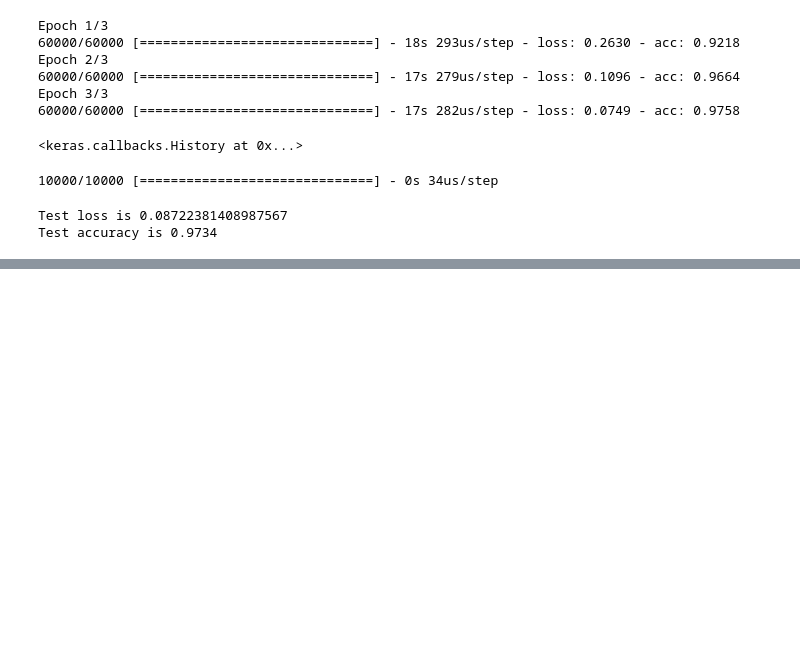
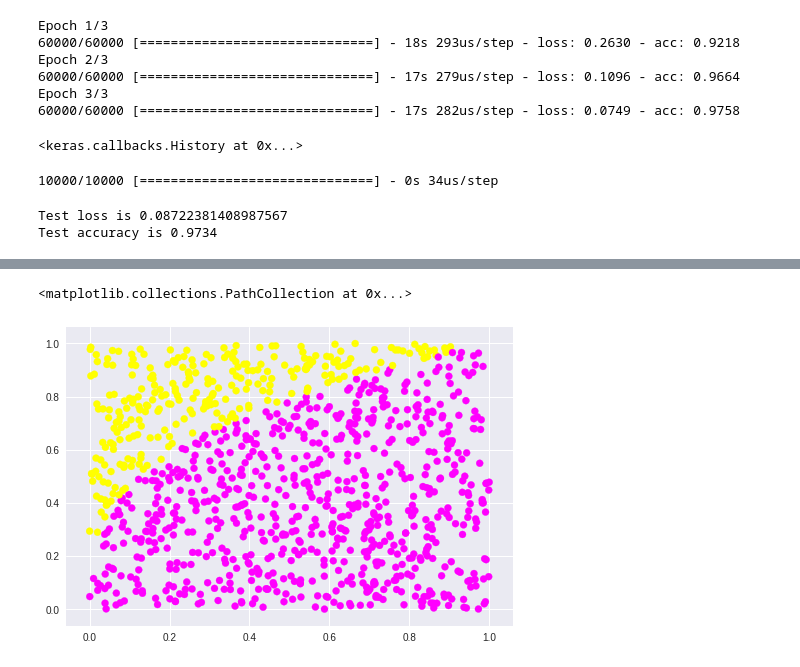
Before and after one commit to Kozyman/ML_portfolio, a Jupyter notebook: NN_Equation_Solver_2.ipynb, the cells around one changed output, grey strips where cells are left out. Drawn from its saved outputs; the diff is of its cells as text; code cells hidden in the pictures; blank space fills up the shorter version.

```diff
--- a/NN_Equation_Solver_2.ipynb
+++ b/NN_Equation_Solver_2.ipynb
@@ -62,0 +99,5 @@ Test accuracy is 0.9734
+# %%
+plt.scatter(x_grid_train, y_grid_train, c=labels_train, cmap='spring')
+# %% [output]
+<matplotlib.collections.PathCollection at 0x...>
+[figure, added]
```
Also changed, not shown: parts of 12 cells of this notebook.
